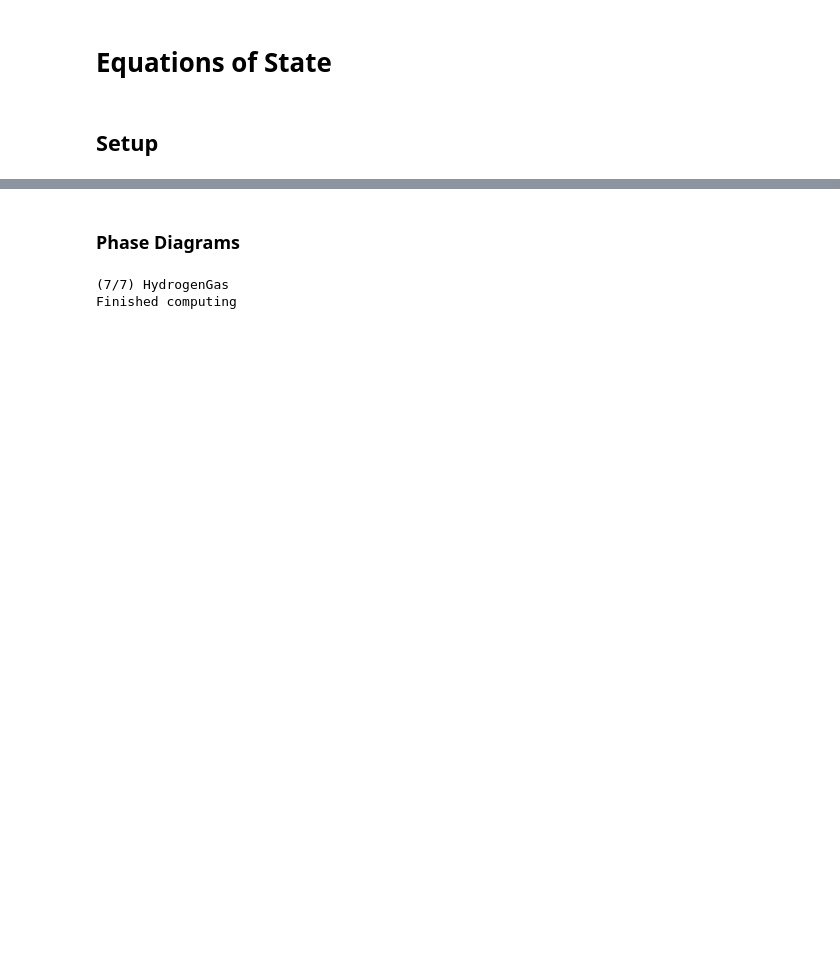
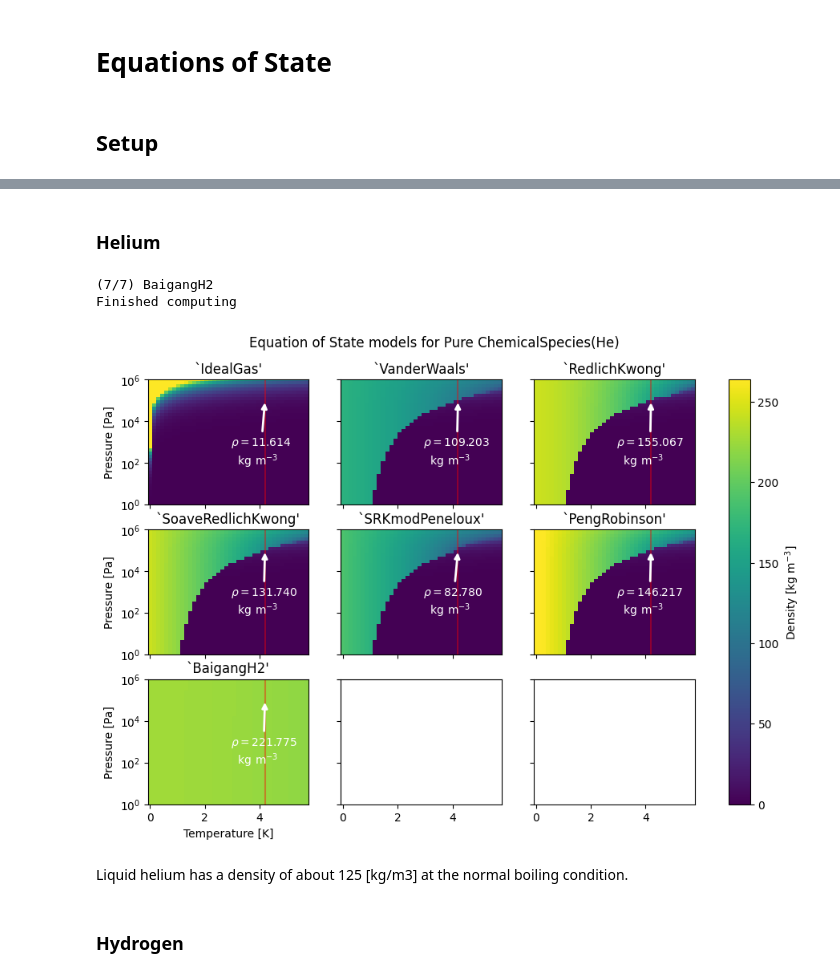
Before and after one commit to yaseen157/carpy, a Jupyter notebook: docs/source/demo/Equations of State.ipynb, the cells around one changed output, grey strips where cells are left out. Cells and saved outputs as stored; diff of their text form; code cells hidden in the pictures; blank space fills up the shorter version.

Commit message:
Quality of life improvements, more substantive equation of state demo

```diff
--- a/docs/source/demo/Equations of State.ipynb
+++ b/docs/source/demo/Equations of State.ipynb
@@ -14,7 +14,7 @@ from carpy.physicalchem import (
 from carpy.utility import Quantity
 # %%
 # For looping, we'll define an iterable for the equations of state to test
-equations_of_state = (IdealGas, VdW, RK, SRK, SRKmP, PR, HG)
+equations_of_state = (IdealGas, VdW, RK, SRK, SRKmP, PR, BH2)
 # %%
 # For temperature colouration, use a colour map where the normalised temperature is white
 cmap = plt.get_cmap("coolwarm")
@@ -29,37 +142,12 @@ def get_colour(x):
+# %% [markdown]
+### Helium
+# %%
+plot_density_maps(species.helium())
+# %% [output]
+(7/7) BaigangH2
+Finished computing
+[figure, added]
+# %% [markdown]
+Liquid helium has a density of about 125 [kg/m3] at the normal boiling condition.
 # %% [markdown]
-### Phase Diagrams
+### Hydrogen
-# %%
-# Create test data
-resolution = 25
-pure_fluid = species.hydrogen()
-# Pressure and temperature limits are autoscaled w.r.t critical pressure and temperature
-p = Quantity(np.logspace(0, np.round(np.log10(float(pure_fluid.p_c))), resolution), "Pa")
-T = Quantity(np.linspace(1e-3, 1.1 * float(pure_fluid.T_c), resolution), "K")
-pgrid, Tgrid = np.meshgrid(p, T)
-
-# Compute colourmap data
-dens_data = {}
-dens_poi = {}
-for i, EOS in enumerate(equations_of_state):
-    print(f"\r({i+1}/{len(equations_of_state)}) {EOS.__name__:<20s}", end="")
-
-    # Instantiate a model with the given equation of state
-    model = UnreactiveFluidModel(eos_class=EOS)
-    model.X = {pure_fluid: 1.0}
-
-    # Compute density data
-    dens_data[EOS] = model.density(p=pgrid, T=Tgrid)
-
-    adjust = 1.0
-    while model.EOS.is_vapour(p=Quantity(1, "atm"), T=pure_fluid.T_boil * adjust):
-        adjust *= 0.99
-        if adjust < 0.9:
-            adjust = 1
-            break
-    dens_poi[EOS] = model.density(p=Quantity(1, "atm"), T=pure_fluid.T_boil * adjust)
-
-else:
-    print(f"\n{'Finished computing':<20s}")
-# %% [output]
-(7/7) HydrogenGas
-Finished computing
```
Also changed, not shown: parts of 17 cells of this notebook, 5 other files.
